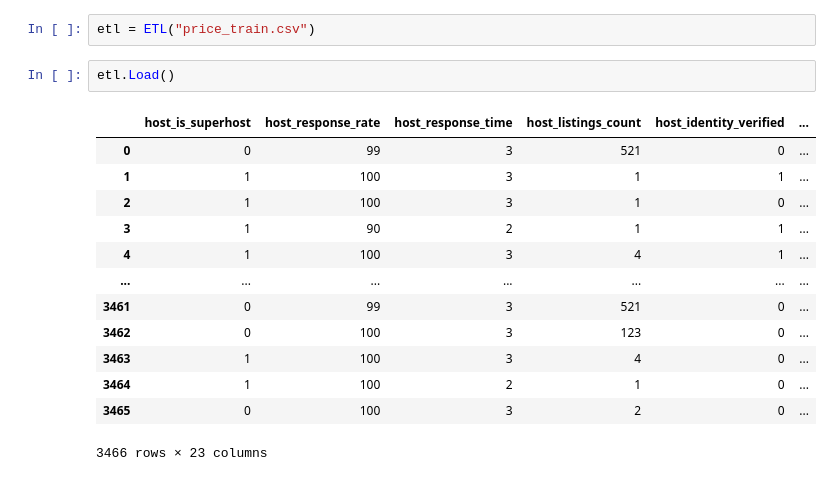
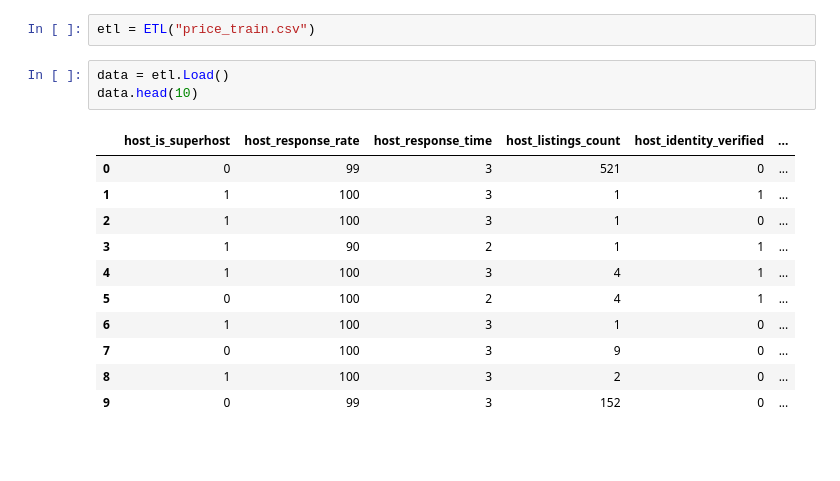
Before and after one commit to anuragmishra218/ETL_Visualization_Prediction_Python, a Jupyter notebook: ejam_Jay.ipynb, the cells around one changed output. Saved outputs shown, nothing was run; the diff lists cells and outputs as text; blank space fills up the shorter version.

```diff
--- a/ejam_Jay.ipynb
+++ b/ejam_Jay.ipynb
@@ -159,19 +161,18 @@ class ETL:
     return self.df
 # %%
 etl = ETL("price_train.csv")
-# %%
-etl.Load()
-# %% [output]
-|  | host_is_superhost | host_response_rate | host_response_time | host_listings_count | host_identity_verified | ... |
-| 0 | 0 | 99 | 3 | 521 | 0 | ... |
-| 1 | 1 | 100 | 3 | 1 | 1 | ... |
-| 2 | 1 | 100 | 3 | 1 | 0 | ... |
-| 3 | 1 | 90 | 2 | 1 | 1 | ... |
-| 4 | 1 | 100 | 3 | 4 | 1 | ... |
-| ... | ... | ... | ... | ... | ... | ... |
-| 3461 | 0 | 99 | 3 | 521 | 0 | ... |
-| 3462 | 0 | 100 | 3 | 123 | 0 | ... |
-| 3463 | 1 | 100 | 3 | 4 | 0 | ... |
-| 3464 | 1 | 100 | 2 | 1 | 0 | ... |
-| 3465 | 0 | 100 | 3 | 2 | 0 | ... |
-3466 rows × 23 columns
+# %%
+data = etl.Load()
+data.head(10)
+# %% [output]
+|  | host_is_superhost | host_response_rate | host_response_time | host_listings_count | host_identity_verified | ... |
+| 0 | 0 | 99 | 3 | 521 | 0 | ... |
+| 1 | 1 | 100 | 3 | 1 | 1 | ... |
+| 2 | 1 | 100 | 3 | 1 | 0 | ... |
+| 3 | 1 | 90 | 2 | 1 | 1 | ... |
+| 4 | 1 | 100 | 3 | 4 | 1 | ... |
+| 5 | 0 | 100 | 2 | 4 | 1 | ... |
+| 6 | 1 | 100 | 3 | 1 | 0 | ... |
+| 7 | 0 | 100 | 3 | 9 | 0 | ... |
+| 8 | 1 | 100 | 3 | 2 | 0 | ... |
+| 9 | 0 | 99 | 3 | 152 | 0 | ... |
```
Also changed, not shown: parts of 18 cells of this notebook.
